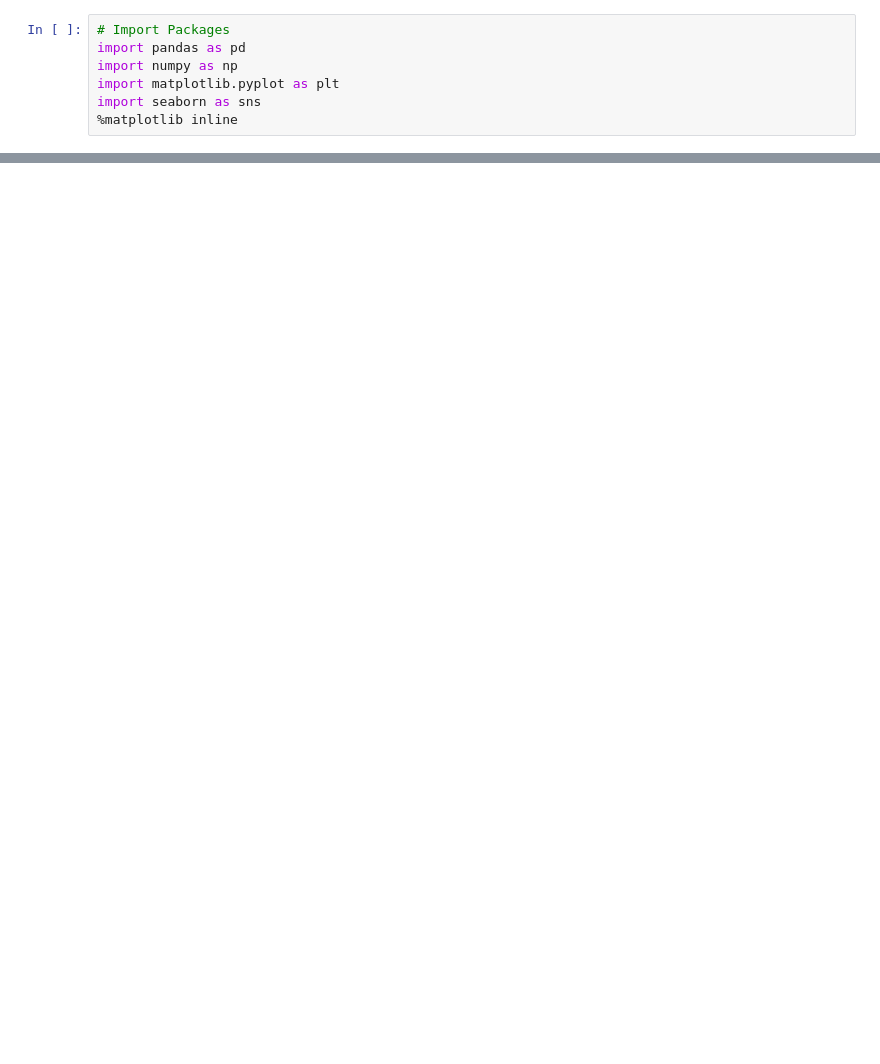
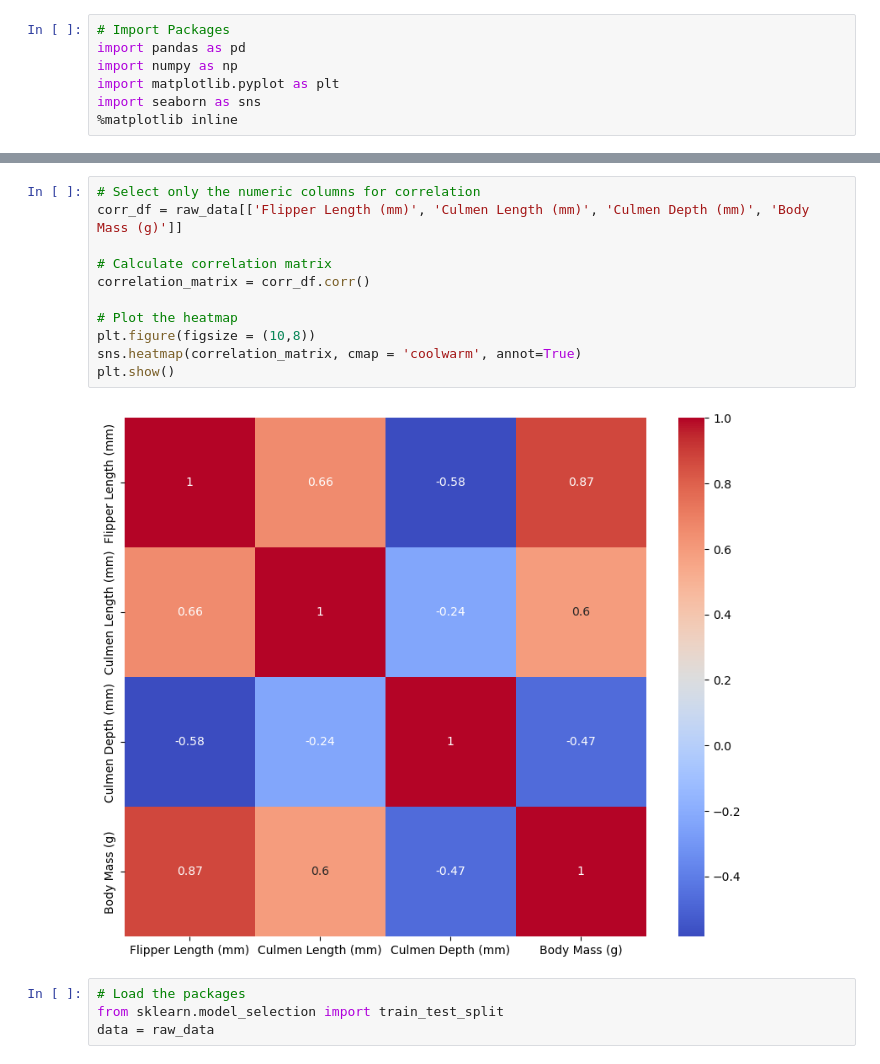
Before and after one commit to sorzit/PENGUINS, a Jupyter notebook: Penguin Jupyter.ipynb, the cells around one changed output, grey strips where cells are left out. Drawn from its saved outputs; the diff is of its cells as text; blank space fills up the shorter version.

```diff
--- a/Penguin Jupyter.ipynb
+++ b/Penguin Jupyter.ipynb
@@ -30,0 +91,17 @@ raw_data.head()
+# %%
+# Select only the numeric columns for correlation
+corr_df = raw_data[['Flipper Length (mm)', 'Culmen Length (mm)', 'Culmen Depth (mm)', 'Body Mass (g)']]
+
+# Calculate correlation matrix
+correlation_matrix = corr_df.corr()
+
+# Plot the heatmap
+plt.figure(figsize = (10,8))
+sns.heatmap(correlation_matrix, cmap = 'coolwarm', annot=True)
+plt.show()
+# %% [output]
+[figure, added]
+# %%
+# Load the packages
+from sklearn.model_selection import train_test_split
+data = raw_data
```
Also changed, not shown: parts of 17 cells of this notebook.
